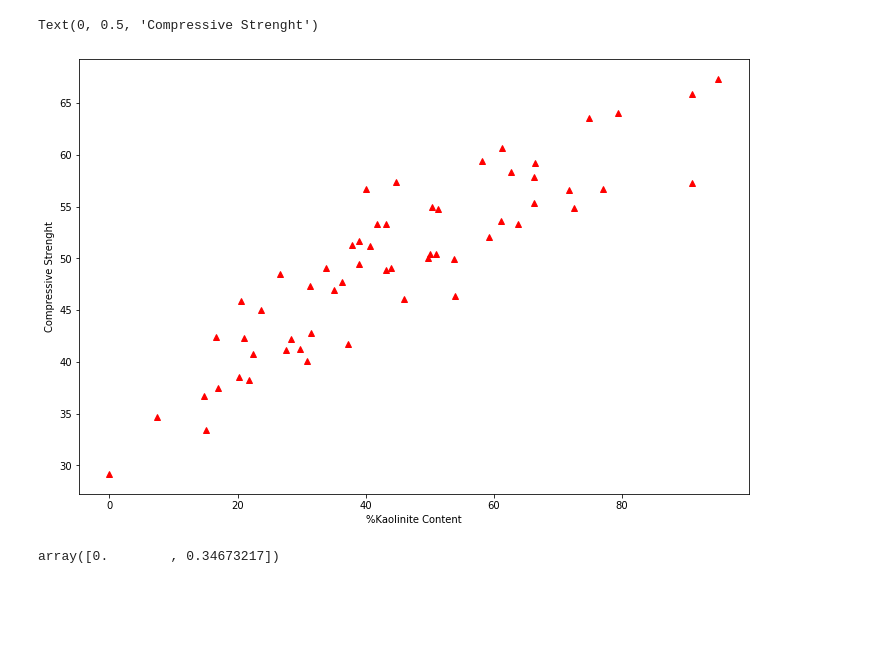
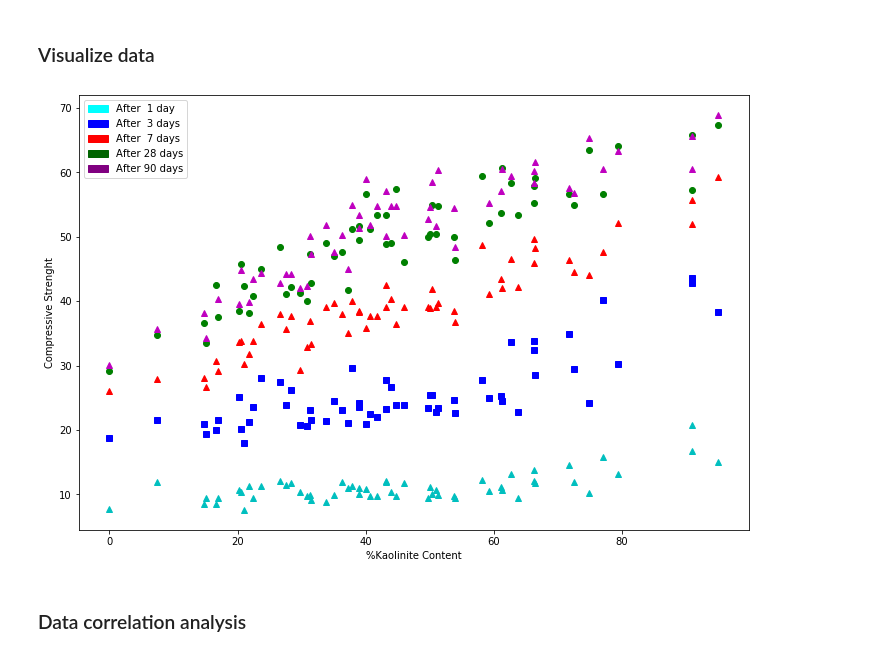
Before and after one commit to frblazquez/LC3, a Jupyter notebook: Project 2/lc3.ipynb, the cells around one changed output. Drawn from its saved outputs; the diff is of its cells as text; code cells hidden in the pictures; blank space fills up the shorter version.

Commit message:
Project 2 data correlation analysis added

```diff
--- a/Project 2/lc3.ipynb
+++ b/Project 2/lc3.ipynb
@@ -23,19 +31,29 @@ data = pd.read_excel(DATA_PATH, skiprows=[0], na_values=['-'])
+# %% [markdown]
+### Visualize data
 # %%
-# Take kaolinite and compression strength for 28d measurements
-x = data['Calcined kaolinite content (%)'].values # Check column names with 'data.columns'
-y = data['28D'].values                            # panda_dataframe.values = numpy array
+# Take kaolinite and compression strength
+x = data['Calcined kaolinite content (%)'].values # (Pandas dataframe).values = numpy array
+y1  = data[ "1D"].values
+y3  = data[ "3D"].values
+y7  = data[ "7D"].values
+y28 = data["28D"].values
+y90 = data["90D"].values
-# %%
-# Show points using matplotlib.pyplot library
-fig, ax = plt.subplots(figsize=(12, 8))
-plt.plot(x,y,'r^')
-plt.xlabel('%Kaolinite Content')
-plt.ylabel('Compressive Strenght')
-# %% [output]
-Text(0, 0.5, 'Compressive Strenght')
-[figure, removed]
-# %%
-lr = LinearRegression()
-lr.fit((np.c_[np.ones(x.shape[0]), x]),y)
-lr.coef_
-# %% [output]
-array([0.        , 0.34673217])
+# %%
+# Show points using matplotlib.pyplot library
+fig, ax = plt.subplots(figsize=(12, 8))
+plt.plot(x,y1,'c^',x,y3,'bs',x,y7,'r^',x,y28,'go', x,y90,'m^')
+plt.xlabel('%Kaolinite Content')
+plt.ylabel('Compressive Strenght')
+
+d1_patch  = mpatches.Patch(color='cyan',      label='After  1 day')
+d3_patch  = mpatches.Patch(color='blue',      label='After  3 days')
+d7_patch  = mpatches.Patch(color='red',       label='After  7 days')
+d28_patch = mpatches.Patch(color='darkgreen', label='After 28 days')
+d90_patch = mpatches.Patch(color='purple',    label='After 90 days')
+plt.legend(handles=[d1_patch,d3_patch,d7_patch,d28_patch,d90_patch])
+
+plt.show()
+# %% [output]
+[figure, added]
+# %% [markdown]
+### Data correlation analysis
```
Also changed, not shown: parts of 18 cells of this notebook.
